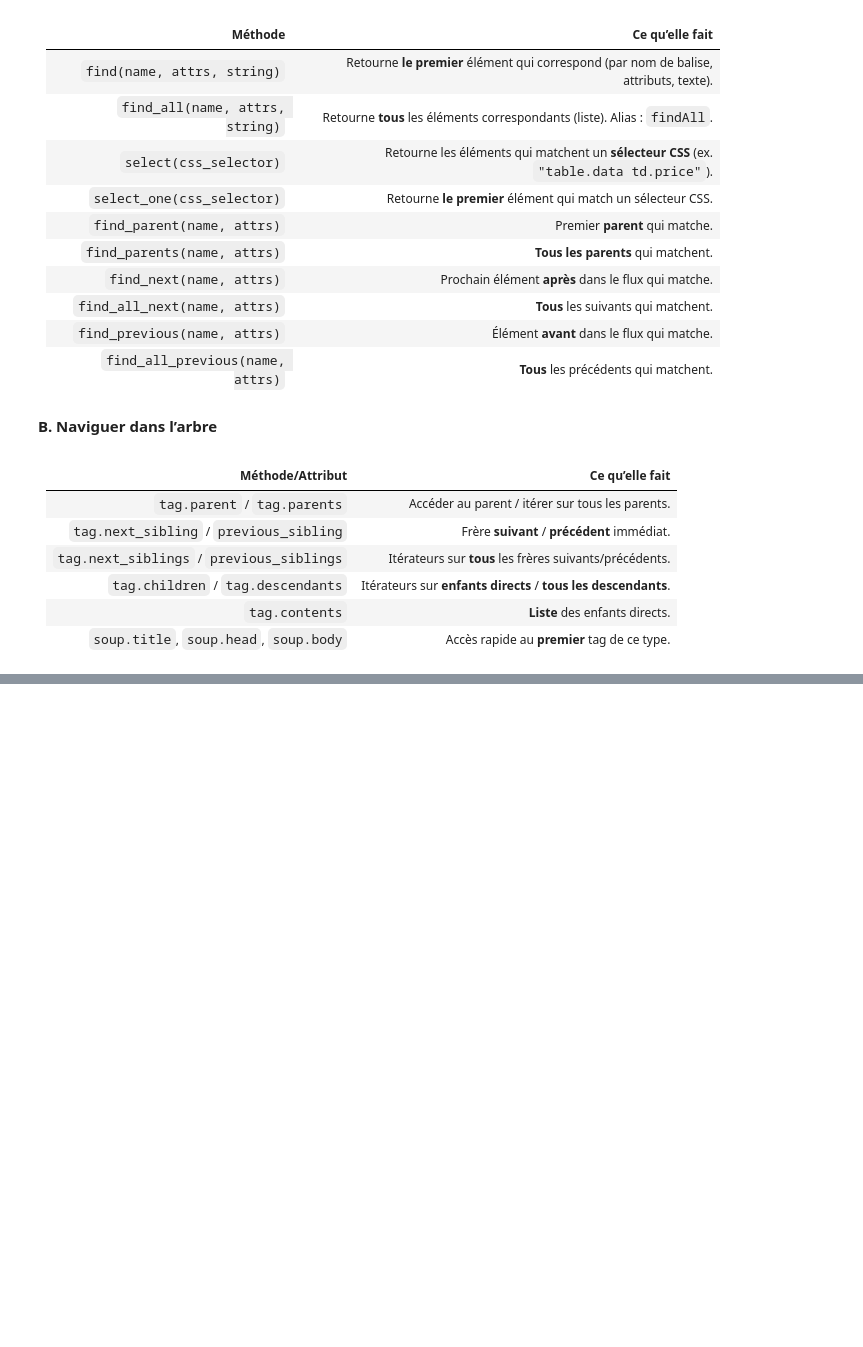
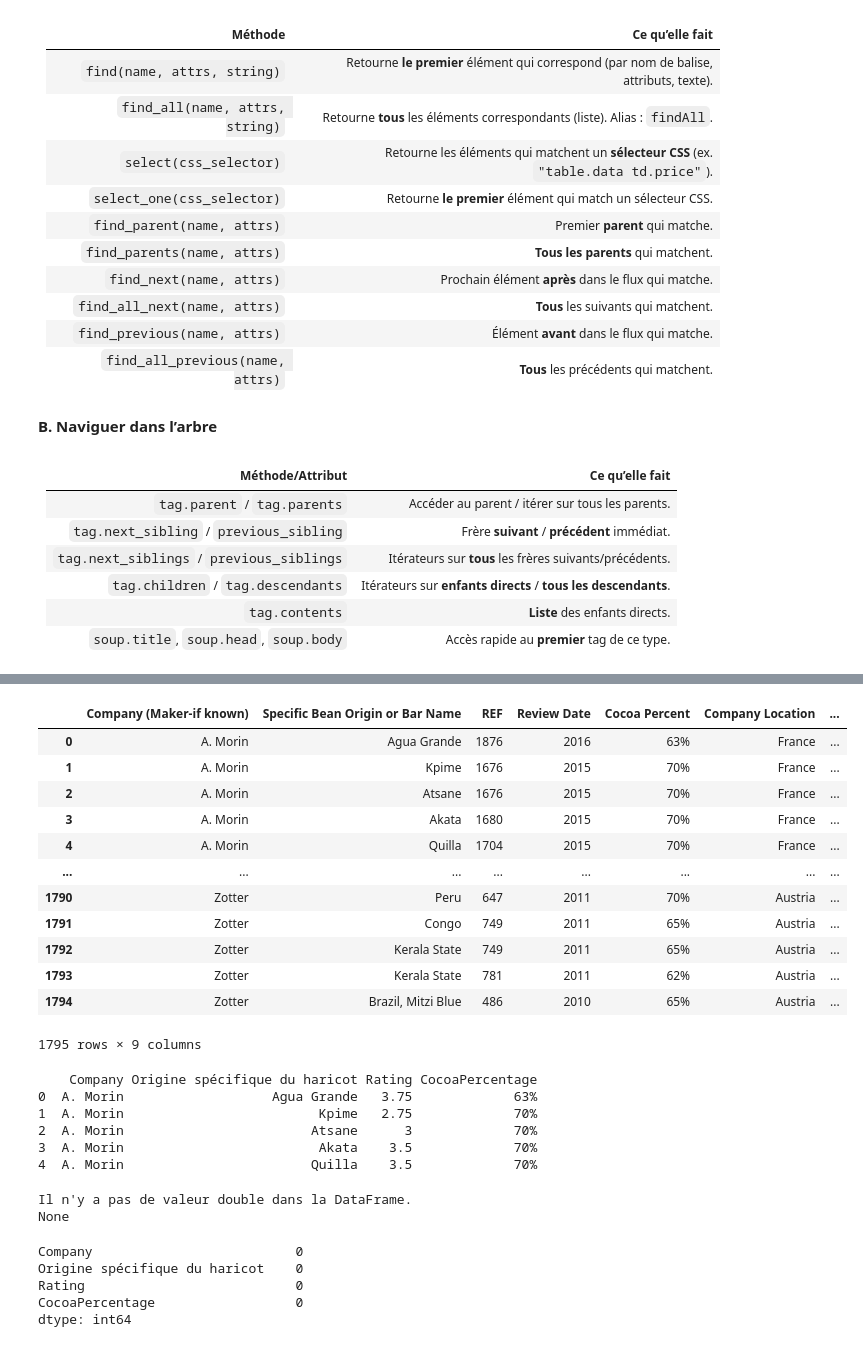
Before and after one commit to Mozart28/package_etl, a Jupyter notebook: Pipeline_using_scrapping.ipynb, the cells around one changed output, grey strips where cells are left out. Drawn from its saved outputs; the diff is of its cells as text; code cells hidden in the pictures; blank space fills up the shorter version.

```diff
--- a/Pipeline_using_scrapping.ipynb
+++ b/Pipeline_using_scrapping.ipynb
@@ -345,0 +173,59 @@ Standardisation.zscore(df2,colonnes="Rating",prefix ="std_")
+# %%
+# Nettoyer l'affichage des colonnes
+ExtractionData._nettoyer_colonnes(df_all)
+# %% [output]
+|  | Company (Maker-if known) | Specific Bean Origin or Bar Name | REF | Review Date | Cocoa Percent | Company Location | ... |
+| 0 | A. Morin | Agua Grande | 1876 | 2016 | 63% | France | ... |
+| 1 | A. Morin | Kpime | 1676 | 2015 | 70% | France | ... |
+| 2 | A. Morin | Atsane | 1676 | 2015 | 70% | France | ... |
+| 3 | A. Morin | Akata | 1680 | 2015 | 70% | France | ... |
+| 4 | A. Morin | Quilla | 1704 | 2015 | 70% | France | ... |
+| ... | ... | ... | ... | ... | ... | ... | ... |
+| 1790 | Zotter | Peru | 647 | 2011 | 70% | Austria | ... |
+| 1791 | Zotter | Congo | 749 | 2011 | 65% | Austria | ... |
+| 1792 | Zotter | Kerala State | 749 | 2011 | 65% | Austria | ... |
+| 1793 | Zotter | Kerala State | 781 | 2011 | 62% | Austria | ... |
+| 1794 | Zotter | Brazil, Mitzi Blue | 486 | 2010 | 65% | Austria | ... |
+1795 rows × 9 columns
+# %%
+# automatisation de l'extraction des données par webscrapping
+
+from extraction.webscrapping import ExtractionData
+url = "https://content.codecademy.com/courses/beautifulsoup/cacao/index.html"
+
+colonnes = ["Company", "Origin", "Rating", "CocoaPercent"]
+noms_final = ["Company", "Origine spécifique du haricot", "Rating", "CocoaPercentage"]
+
+df = ExtractionData.extract_webscrapping(
+    url,
+    columns_to_extract=colonnes,
+    rename_columns=noms_final
+)
+
+print(df.head())
+# %% [output]
+    Company Origine spécifique du haricot Rating CocoaPercentage
+0  A. Morin                   Agua Grande   3.75             63%
+1  A. Morin                         Kpime   2.75             70%
+2  A. Morin                        Atsane      3             70%
+3  A. Morin                         Akata    3.5             70%
+4  A. Morin                        Quilla    3.5             70%
+# %%
+# Détection de valeurs doubles dans la df
+
+from module_exploration.doublons import ValeurDouble
+print(ValeurDouble.calcul_valeur_double(df))
+# %% [output]
+Il n'y a pas de valeur double dans la DataFrame.
+None
+# %%
+# Détection de valeurs doubles dans la df
+
+from module_exploration.valeurs_manquantes import ValeurManquante
+print(ValeurManquante.calcul_valeur_manquante(df))
+# %% [output]
+Company                          0
+Origine spécifique du haricot    0
+Rating                           0
+CocoaPercentage                  0
+dtype: int64
```
Also changed, not shown: parts of 39 cells of this notebook, 28 other files.
